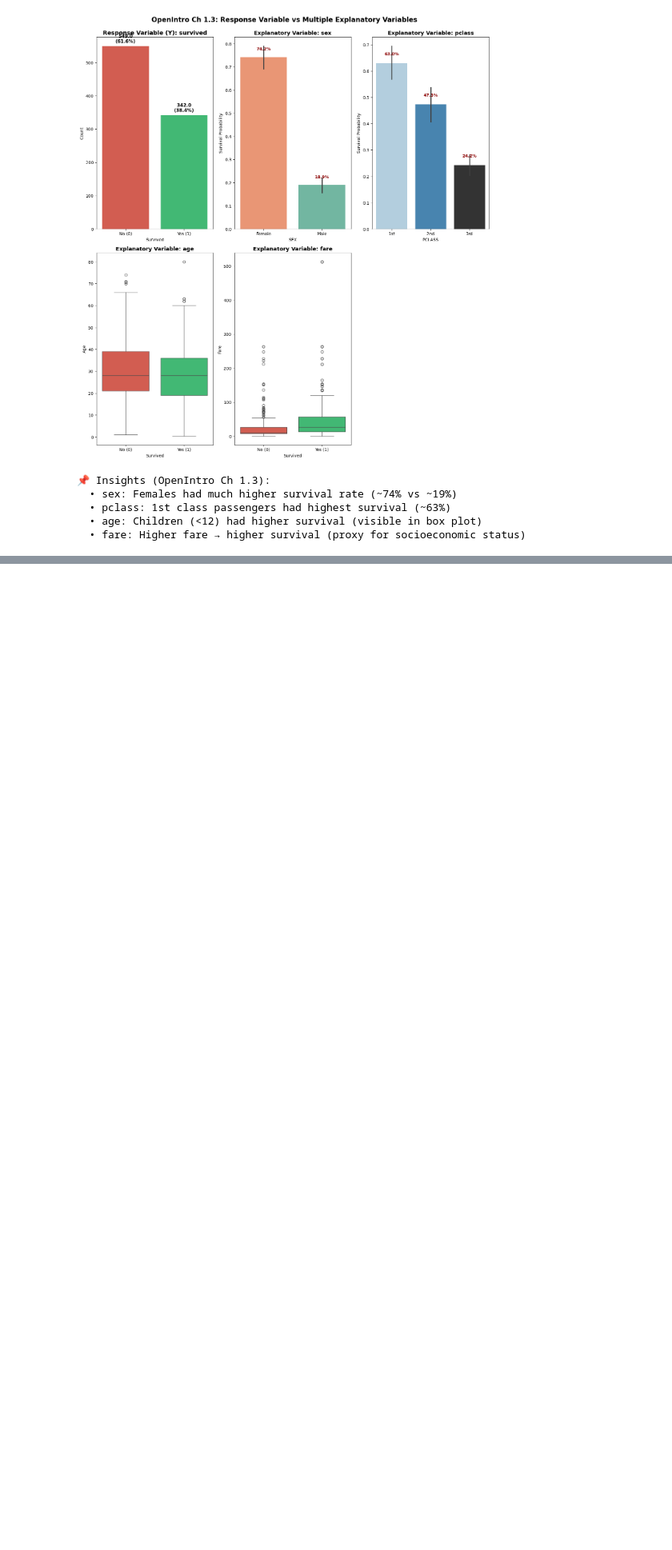
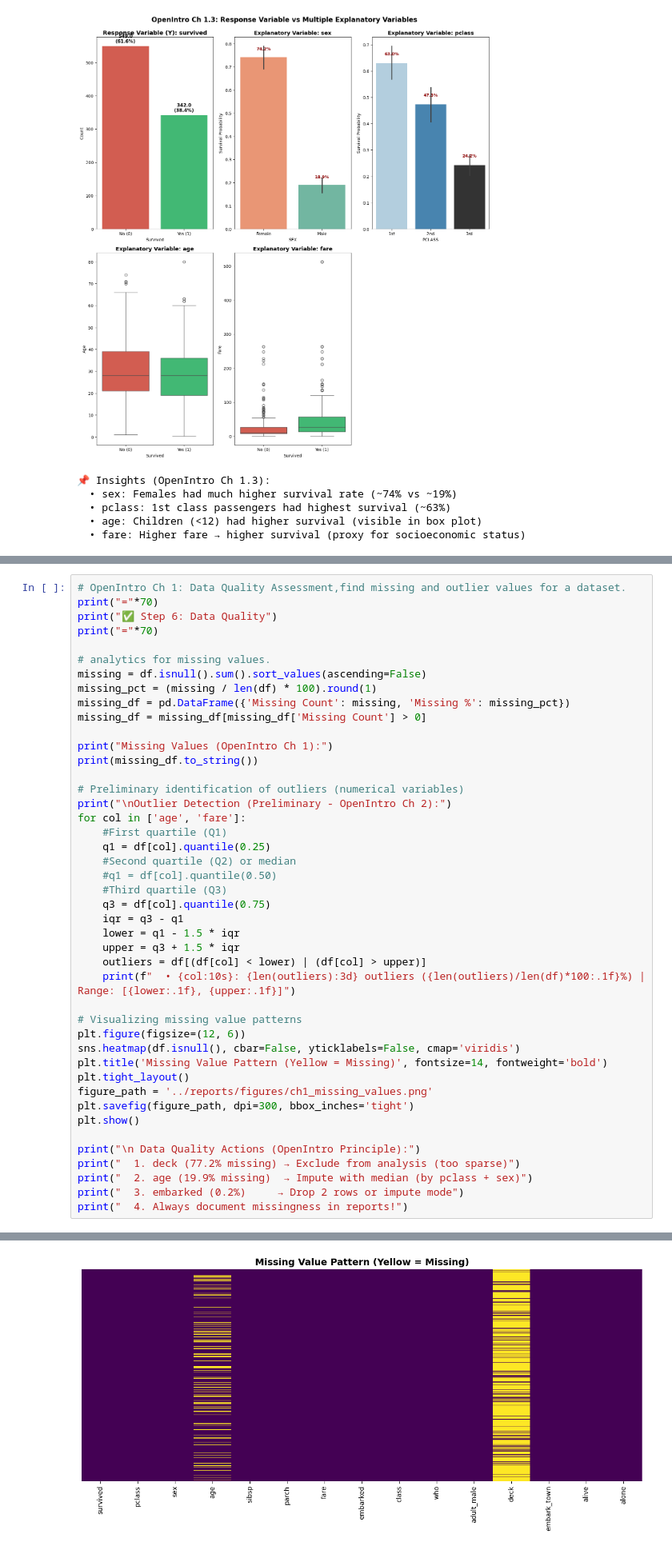
Before and after one commit to zhang196937-ops/titanic-statistical-analysis, a Jupyter notebook: notebooks/01_data_understanding.ipynb, the cells around one changed output, grey strips where cells are left out. Shown at 80% size. Cells and saved outputs as stored; diff of their text form; blank space fills up the shorter version.

```diff
--- a/notebooks/01_data_understanding.ipynb
+++ b/notebooks/01_data_understanding.ipynb
@@ -433,0 +531,45 @@ Step 4.2: Variable response (Y) vs variables explanatary (X)
+# %%
+# OpenIntro Ch 1: Data Quality Assessment,find missing and outlier values for a dataset.
+print("="*70)
+print("✅ Step 6: Data Quality")
+print("="*70)
+
+# analytics for missing values.
+missing = df.isnull().sum().sort_values(ascending=False)
+missing_pct = (missing / len(df) * 100).round(1)
+missing_df = pd.DataFrame({'Missing Count': missing, 'Missing %': missing_pct})
+missing_df = missing_df[missing_df['Missing Count'] > 0]
+
+print("Missing Values (OpenIntro Ch 1):")
+print(missing_df.to_string())
+
+# Preliminary identification of outliers (numerical variables)
+print("\nOutlier Detection (Preliminary - OpenIntro Ch 2):")
+for col in ['age', 'fare']:
+    #First quartile (Q1)
+    q1 = df[col].quantile(0.25)
+    #Second quartile (Q2) or median
+    #q1 = df[col].quantile(0.50)
+    #Third quartile (Q3)
+    q3 = df[col].quantile(0.75)
+    iqr = q3 - q1
+    lower = q1 - 1.5 * iqr
+    upper = q3 + 1.5 * iqr
+    outliers = df[(df[col] < lower) | (df[col] > upper)]
+    print(f"  • {col:10s}: {len(outliers):3d} outliers ({len(outliers)/len(df)*100:.1f}%) | Range: [{lower:.1f}, {upper:.1f}]")
+
+# Visualizing missing value patterns
+plt.figure(figsize=(12, 6))
+sns.heatmap(df.isnull(), cbar=False, yticklabels=False, cmap='viridis')
+plt.title('Missing Value Pattern (Yellow = Missing)', fontsize=14, fontweight='bold')
+plt.tight_layout()
+figure_path = '../reports/figures/ch1_missing_values.png'
+plt.savefig(figure_path, dpi=300, bbox_inches='tight')
+plt.show()
+
+print("\n Data Quality Actions (OpenIntro Principle):")
+print("  1. deck (77.2% missing) → Exclude from analysis (too sparse)")
+print("  2. age (19.9% missing)  → Impute with median (by pclass + sex)")
+print("  3. embarked (0.2%)     → Drop 2 rows or impute mode")
+print("  4. Always document missingness in reports!")
+# %% [output]
@@ -433,0 +589 @@ Step 4.2: Variable response (Y) vs variables explanatary (X)
+[figure, added]
```
Also changed, not shown: parts of 3 cells of this notebook.
